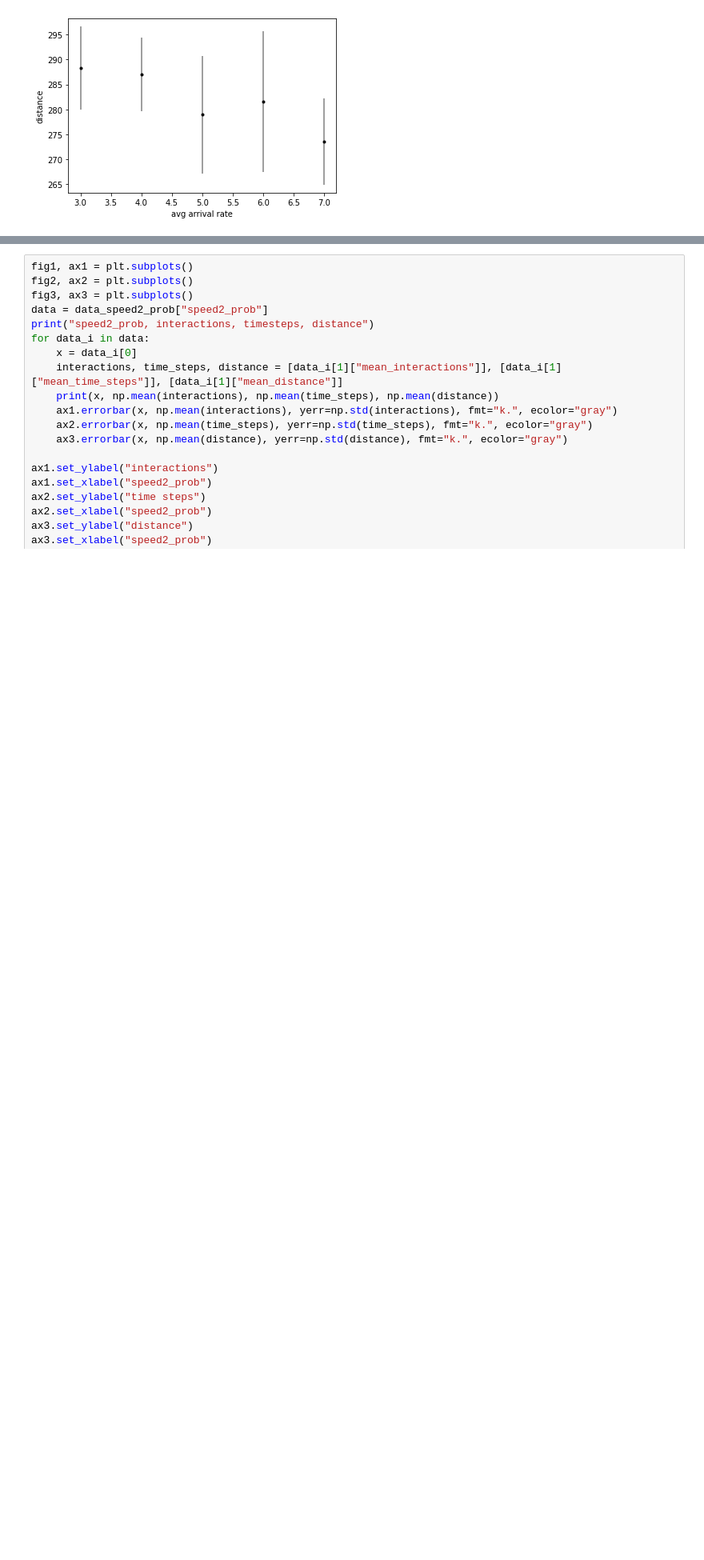
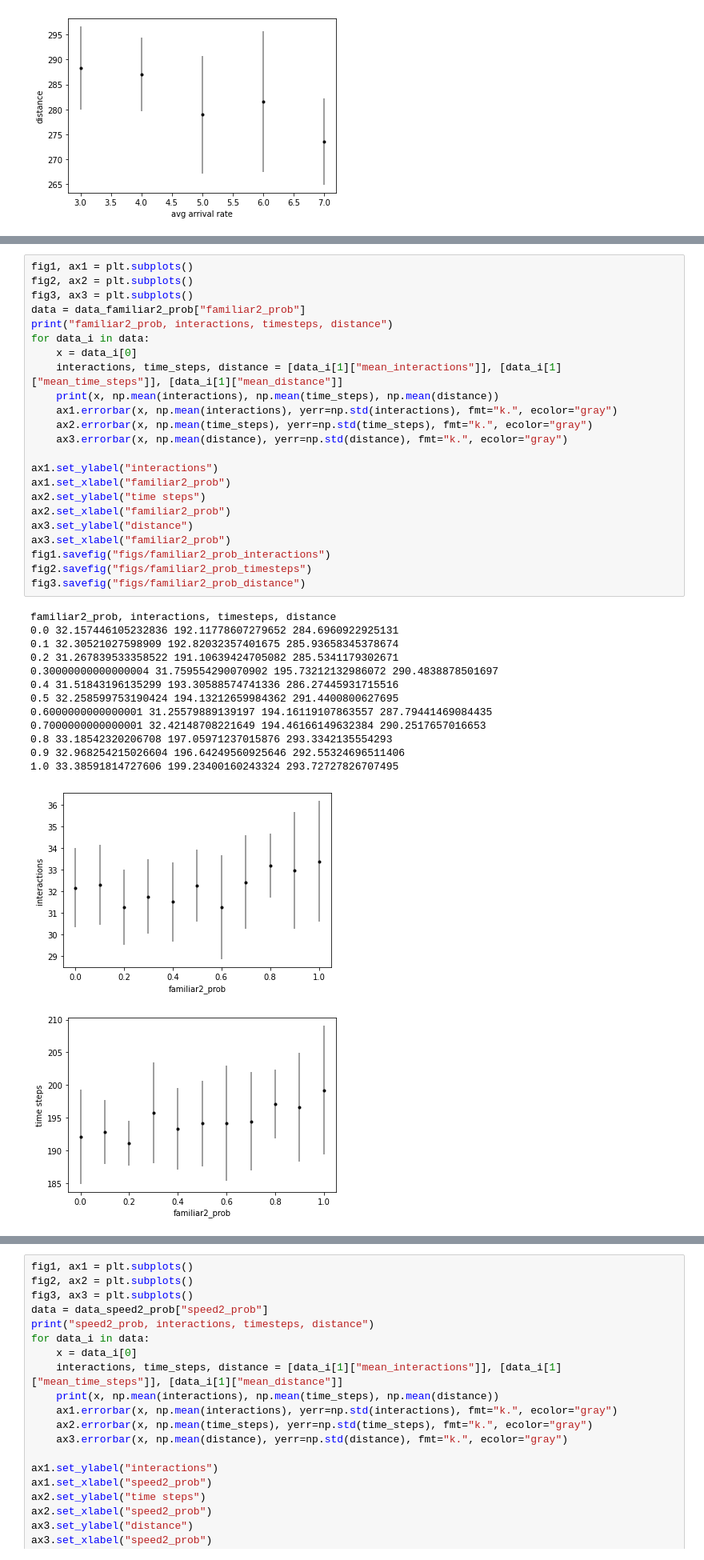
Before and after one commit to tjerkok/AgentBasedModelling, a Jupyter notebook: mesamodel/Local_SA.ipynb, the cells around one changed output, grey strips where cells are left out. Shown: that part at 80% size. Drawn from its saved outputs; the diff is of its cells as text; blank space fills up the shorter version.

```diff
--- a/mesamodel/Local_SA.ipynb
+++ b/mesamodel/Local_SA.ipynb
@@ -133,3 +176,41 @@ familiar2, interactions, timesteps, distance
 [figure]
 [figure]
 [figure]
+# %%
+fig1, ax1 = plt.subplots()
+fig2, ax2 = plt.subplots()
+fig3, ax3 = plt.subplots()
+data = data_familiar2_prob["familiar2_prob"]
+print("familiar2_prob, interactions, timesteps, distance")
+for data_i in data:
+    x = data_i[0]
+    interactions, time_steps, distance = [data_i[1]["mean_interactions"]], [data_i[1]["mean_time_steps"]], [data_i[1]["mean_distance"]]
+    print(x, np.mean(interactions), np.mean(time_steps), np.mean(distance))
+    ax1.errorbar(x, np.mean(interactions), yerr=np.std(interactions), fmt="k.", ecolor="gray")
+    ax2.errorbar(x, np.mean(time_steps), yerr=np.std(time_steps), fmt="k.", ecolor="gray")
+    ax3.errorbar(x, np.mean(distance), yerr=np.std(distance), fmt="k.", ecolor="gray")
+
+ax1.set_ylabel("interactions")
+ax1.set_xlabel("familiar2_prob")
+ax2.set_ylabel("time steps")
+ax2.set_xlabel("familiar2_prob")
+ax3.set_ylabel("distance")
+ax3.set_xlabel("familiar2_prob")
+fig1.savefig("figs/familiar2_prob_interactions")
+fig2.savefig("figs/familiar2_prob_timesteps")
+fig3.savefig("figs/familiar2_prob_distance")
+# %% [output]
+familiar2_prob, interactions, timesteps, distance
+0.0 32.157446105232836 192.11778607279652 284.6960922925131
+0.1 32.30521027598909 192.82032357401675 285.93658345378674
+0.2 31.267839533358522 191.10639424705082 285.5341179302671
+0.30000000000000004 31.759554290070902 195.73212132986072 290.4838878501697
+0.4 31.51843196135299 193.30588574741336 286.27445931715516
+0.5 32.258599753190424 194.13212659984362 291.4400800627695
+0.6000000000000001 31.25579889139197 194.16119107863557 287.79441469084435
+0.7000000000000001 32.42148708221649 194.46166149632384 290.2517657016653
+0.8 33.18542320206708 197.05971237015876 293.3342135554293
+0.9 32.968254215026604 196.64249560925646 292.55324696511406
+1.0 33.38591814727606 199.23400160243324 293.72727826707495
+[figure, added]
+[figure, added]
```
Also changed, not shown: parts of 7 cells of this notebook, 26 other files.
